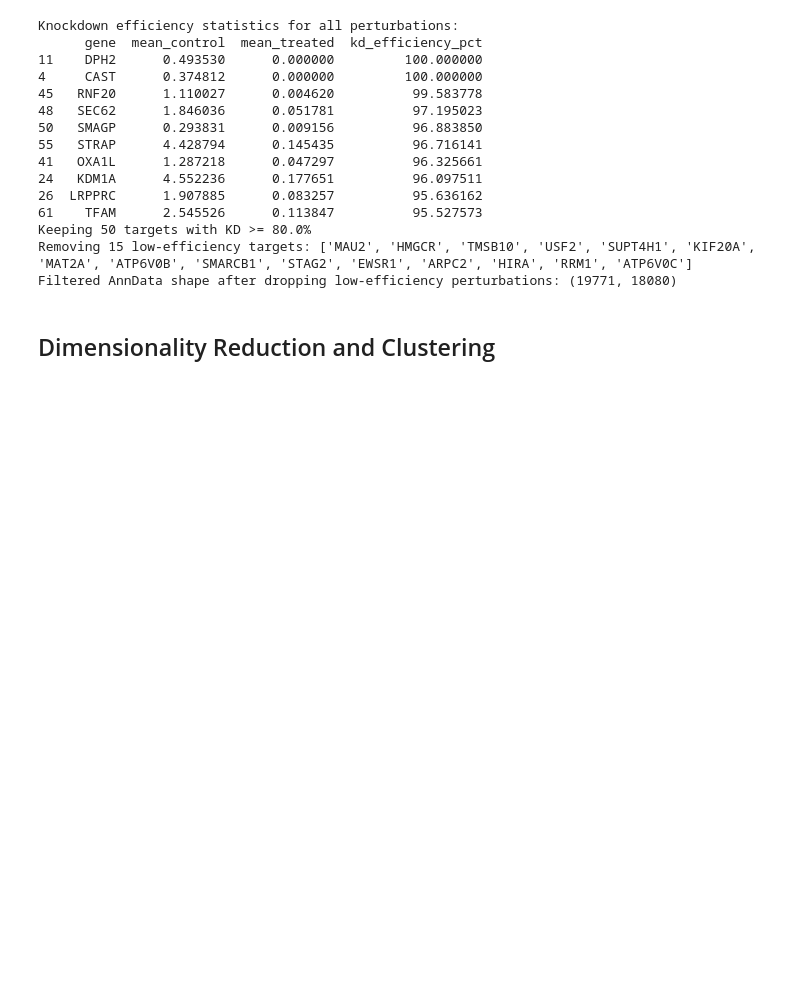
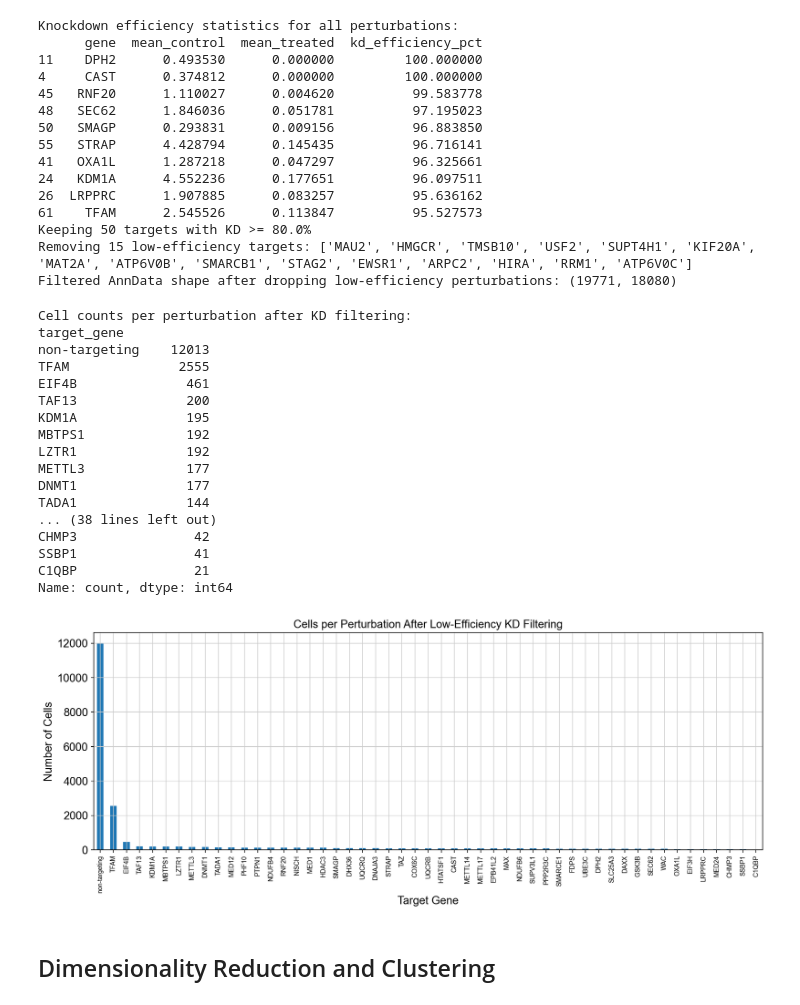
Before and after one commit to DorisTheChef/CS271-Project, a Jupyter notebook: zyt/data_analysis.ipynb, the cells around one changed output. Cells and saved outputs as stored; diff of their text form; code cells hidden in the pictures; blank space fills up the shorter version.

```diff
--- a/zyt/data_analysis.ipynb
+++ b/zyt/data_analysis.ipynb
@@ -351,6 +351,38 @@ Knockdown efficiency statistics for all perturbations:
 Keeping 50 targets with KD >= 80.0%
 Removing 15 low-efficiency targets: ['MAU2', 'HMGCR', 'TMSB10', 'USF2', 'SUPT4H1', 'KIF20A', 'MAT2A', 'ATP6V0B', 'SMARCB1', 'STAG2', 'EWSR1', 'ARPC2', 'HIRA', 'RRM1', 'ATP6V0C']
 Filtered AnnData shape after dropping low-efficiency perturbations: (19771, 18080)
+# %%
+# Show the number of cells per perturbation after low-efficiency filtering
+filtered_counts = adata.obs['target_gene'].value_counts()
+print("Cell counts per perturbation after KD filtering:")
+print(filtered_counts)
+
+plt.figure(figsize=(15, 5))
+filtered_counts.plot(kind='bar')
+plt.title('Cells per Perturbation After Low-Efficiency KD Filtering')
+plt.ylabel('Number of Cells')
+plt.xlabel('Target Gene')
+plt.xticks(rotation=90, fontsize=8)
+plt.show()
+# %% [output]
+Cell counts per perturbation after KD filtering:
+target_gene
+non-targeting    12013
+TFAM              2555
+EIF4B              461
+TAF13              200
+KDM1A              195
+MBTPS1             192
+LZTR1              192
+METTL3             177
+DNMT1              177
+TADA1              144
+... (38 lines left out)
+CHMP3               42
+SSBP1               41
+C1QBP               21
+Name: count, dtype: int64
+[figure, added]
 # %% [markdown]
 ## Dimensionality Reduction and Clustering
 # %% [markdown]
```
Also changed, not shown: parts of 3 cells of this notebook, 3 other files.
